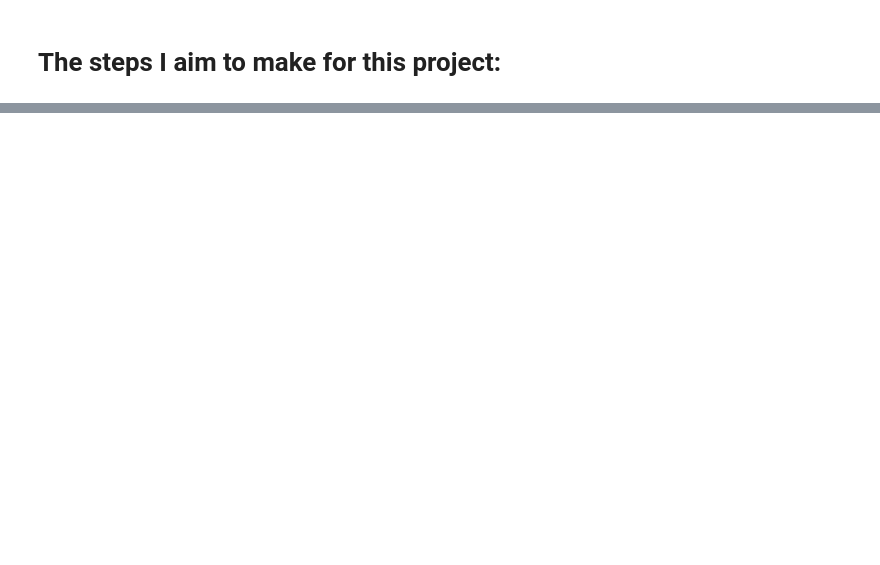
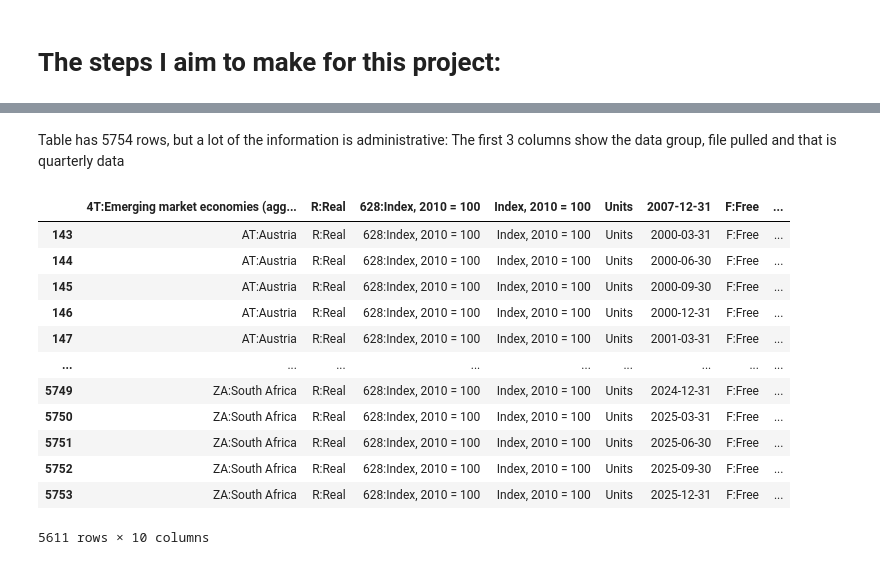
Before and after one commit to SiyanaVel19/Final_project_SU_2026, a Jupyter notebook: Project_housing.ipynb, the cells around one changed output, grey strips where cells are left out. Cells and saved outputs as stored; diff of their text form; code cells hidden in the pictures; blank space fills up the shorter version.

Commit message:
Project_housing_c1.ipynb
Commit 1:
Updated project idea
Data update
Initial clean up

```diff
--- a/Project_housing.ipynb
+++ b/Project_housing.ipynb
@@ -26,0 +49,2 @@ H2: The affect of interest rates is stronger in high-income countries,than in lo
+# %%
+HPI = pd.read_csv("Housing_price_index_real.csv", skiprows=8)
@@ -26,0 +69,2 @@ H2: The affect of interest rates is stronger in high-income countries,than in lo
+# %%
+HPI_c= HPI.iloc[ 143:] # Housing price index for countries = HPI_c
@@ -26,0 +87,21 @@ H2: The affect of interest rates is stronger in high-income countries,than in lo
+# %% [markdown]
+Table has 5754 rows, but a lot of the information is administrative:
+The first 3 columns show the data group, file pulled and that is quarterly data
+# %%
+HPI_country= HPI_c.iloc[:, 3:] # HPI_country - housing orice index where country is first column
+# %%
+HPI_country
+# %% [output]
+|  | 4T:Emerging market economies (agg... | R:Real | 628:Index, 2010 = 100 | Index, 2010 = 100 | Units | 2007-12-31 | F:Free | ... |
+| 143 | AT:Austria | R:Real | 628:Index, 2010 = 100 | Index, 2010 = 100 | Units | 2000-03-31 | F:Free | ... |
+| 144 | AT:Austria | R:Real | 628:Index, 2010 = 100 | Index, 2010 = 100 | Units | 2000-06-30 | F:Free | ... |
+| 145 | AT:Austria | R:Real | 628:Index, 2010 = 100 | Index, 2010 = 100 | Units | 2000-09-30 | F:Free | ... |
+| 146 | AT:Austria | R:Real | 628:Index, 2010 = 100 | Index, 2010 = 100 | Units | 2000-12-31 | F:Free | ... |
+| 147 | AT:Austria | R:Real | 628:Index, 2010 = 100 | Index, 2010 = 100 | Units | 2001-03-31 | F:Free | ... |
+| ... | ... | ... | ... | ... | ... | ... | ... | ... |
+| 5749 | ZA:South Africa | R:Real | 628:Index, 2010 = 100 | Index, 2010 = 100 | Units | 2024-12-31 | F:Free | ... |
+| 5750 | ZA:South Africa | R:Real | 628:Index, 2010 = 100 | Index, 2010 = 100 | Units | 2025-03-31 | F:Free | ... |
+| 5751 | ZA:South Africa | R:Real | 628:Index, 2010 = 100 | Index, 2010 = 100 | Units | 2025-06-30 | F:Free | ... |
+| 5752 | ZA:South Africa | R:Real | 628:Index, 2010 = 100 | Index, 2010 = 100 | Units | 2025-09-30 | F:Free | ... |
+| 5753 | ZA:South Africa | R:Real | 628:Index, 2010 = 100 | Index, 2010 = 100 | Units | 2025-12-31 | F:Free | ... |
+5611 rows × 10 columns
```
Also changed, not shown: parts of 9 cells of this notebook.
